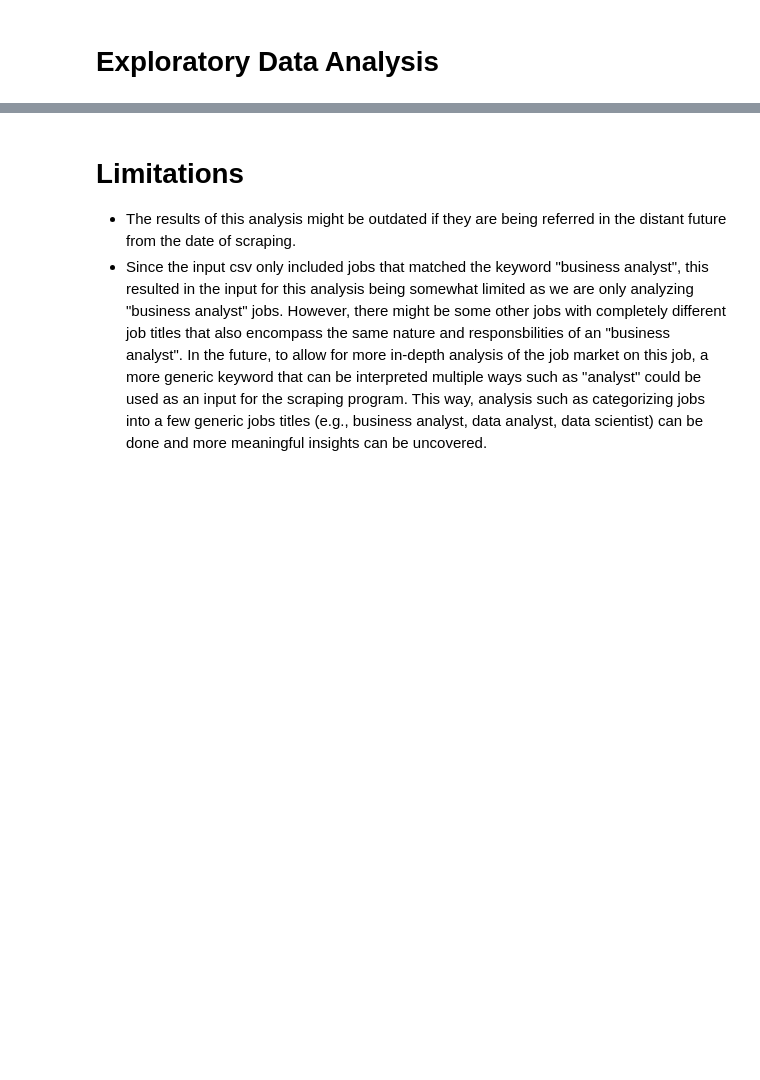
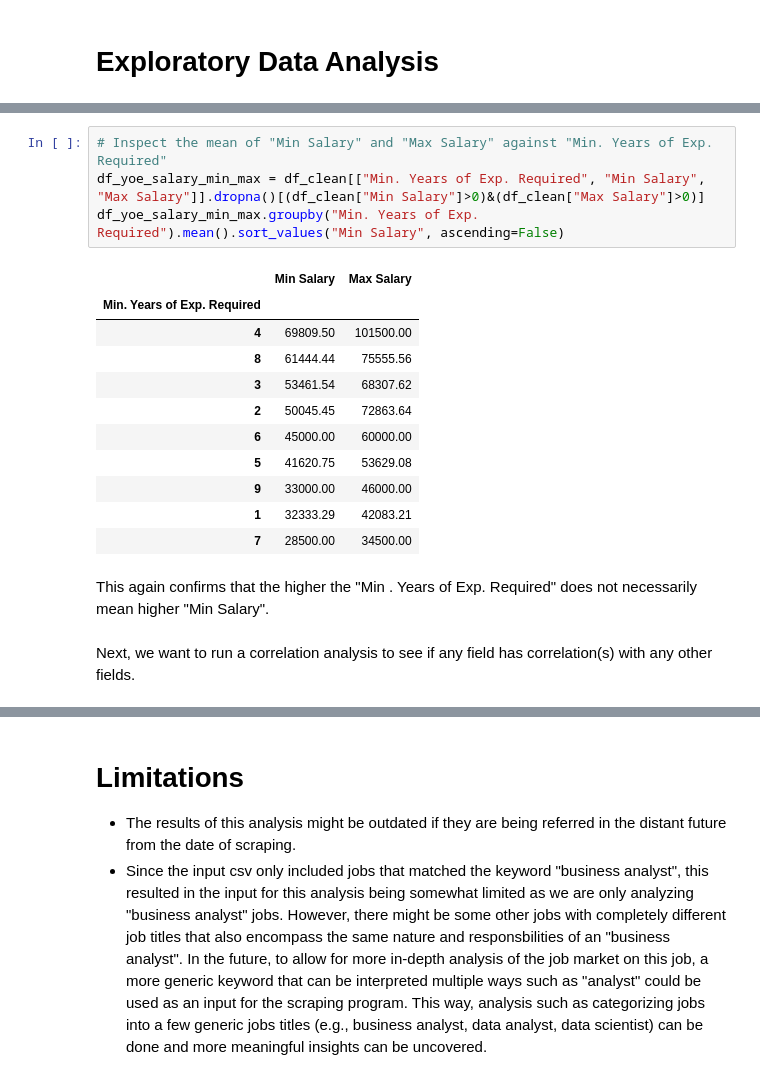
Before and after one commit to heiinhei911/job-insights, a Jupyter notebook: analysis.ipynb, the cells around one changed output, grey strips where cells are left out. Saved outputs shown, nothing was run; the diff lists cells and outputs as text; blank space fills up the shorter version.

```diff
--- a/analysis.ipynb
+++ b/analysis.ipynb
@@ -353 +668,21 @@ sns.boxplot(x=df_yoe_min_salary_nan_removed["Min. Years of Exp. Required"], y=df
+# %%
+# Inspect the mean of "Min Salary" and "Max Salary" against "Min. Years of Exp. Required"
+df_yoe_salary_min_max = df_clean[["Min. Years of Exp. Required", "Min Salary", "Max Salary"]].dropna()[(df_clean["Min Salary"]>0)&(df_clean["Max Salary"]>0)]
+df_yoe_salary_min_max.groupby("Min. Years of Exp. Required").mean().sort_values("Min Salary", ascending=False)
+# %% [output]
+|  | Min Salary | Max Salary |
+| Min. Years of Exp. Required |  |  |
+| 4 | 69809.50 | 101500.00 |
+| 8 | 61444.44 | 75555.56 |
+| 3 | 53461.54 | 68307.62 |
+| 2 | 50045.45 | 72863.64 |
+| 6 | 45000.00 | 60000.00 |
+| 5 | 41620.75 | 53629.08 |
+| 9 | 33000.00 | 46000.00 |
+| 1 | 32333.29 | 42083.21 |
+| 7 | 28500.00 | 34500.00 |
+# %% [markdown]
+This again confirms that the higher the "Min . Years of Exp. Required" does not necessarily mean higher "Min Salary".
+# %% [markdown]
+Next, we want to run a correlation analysis to see if any field has correlation(s) with any other fields.
 # %%
```
Also changed, not shown: parts of 67 cells of this notebook.
